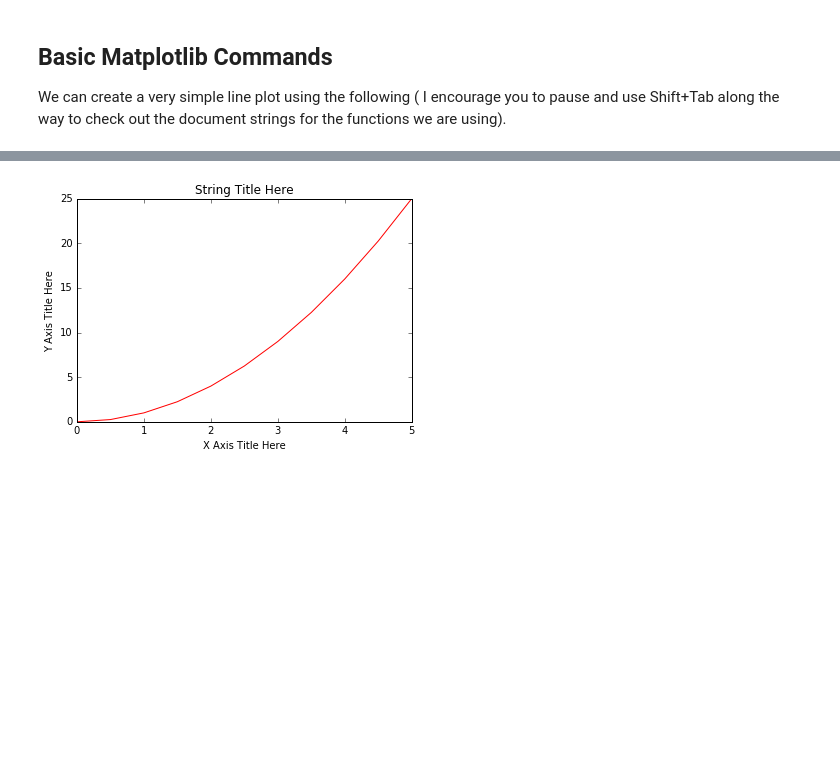
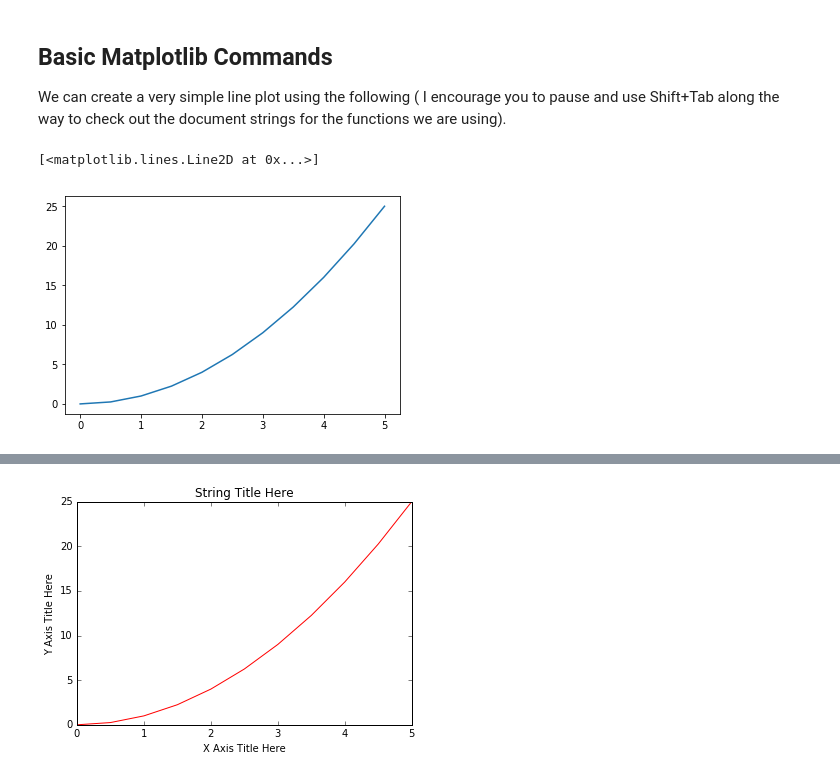
Before and after one commit to reichaves/course_pdsmlb, a Jupyter notebook: Matplotlib/Matplotlib Concepts Lecture.ipynb, the cells around one changed output, grey strips where cells are left out. Drawn from its saved outputs; the diff is of its cells as text; code cells hidden in the pictures; blank space fills up the shorter version.

```diff
--- a/Matplotlib/Matplotlib Concepts Lecture.ipynb
+++ b/Matplotlib/Matplotlib Concepts Lecture.ipynb
@@ -71,3 +71,8 @@ array([ 0.  ,  0.25,  1.  ,  2.25,  4.  ,  6.25,  9.  , 12.25, 16.  ,
 We can create a very simple line plot using the following ( I encourage you to pause and use Shift+Tab along the way to check out the document strings for the functions we are using).
 # %%
 # metodo funcional
+# %%
+plt.plot(x, y)
+# %% [output]
+[<matplotlib.lines.Line2D at 0x...>]
+[figure, added]
```
Also changed, not shown: parts of 50 cells of this notebook.
